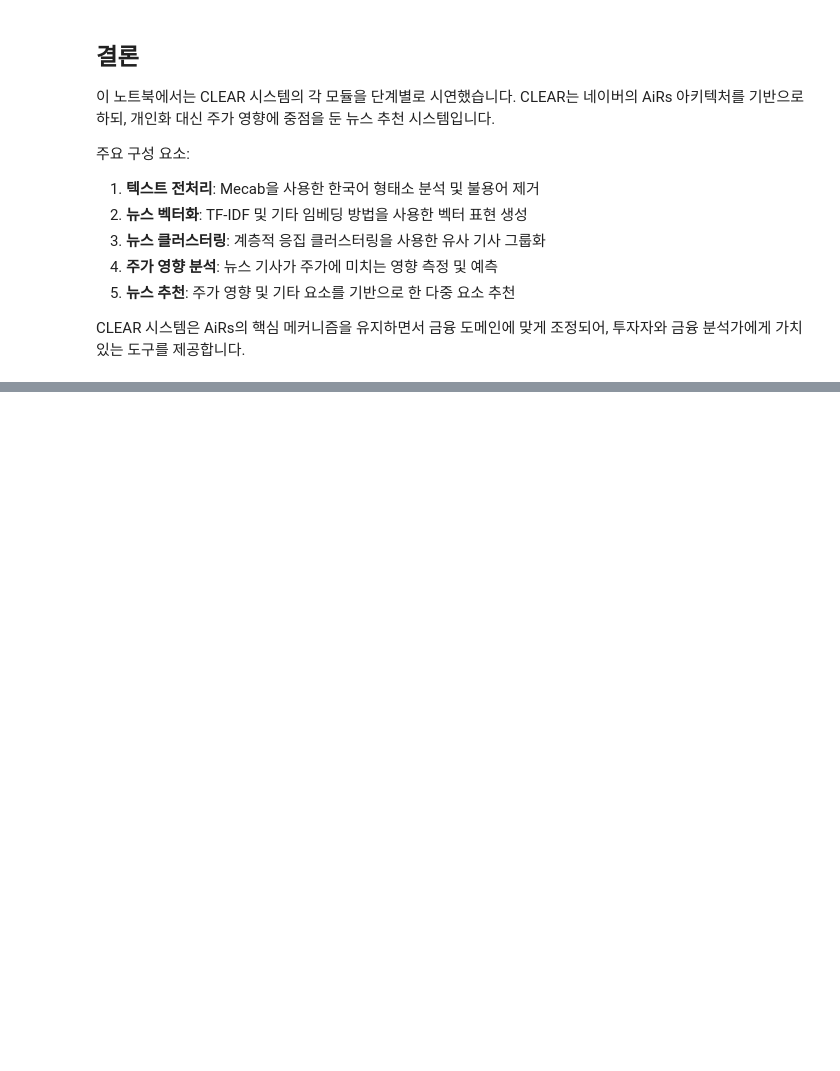
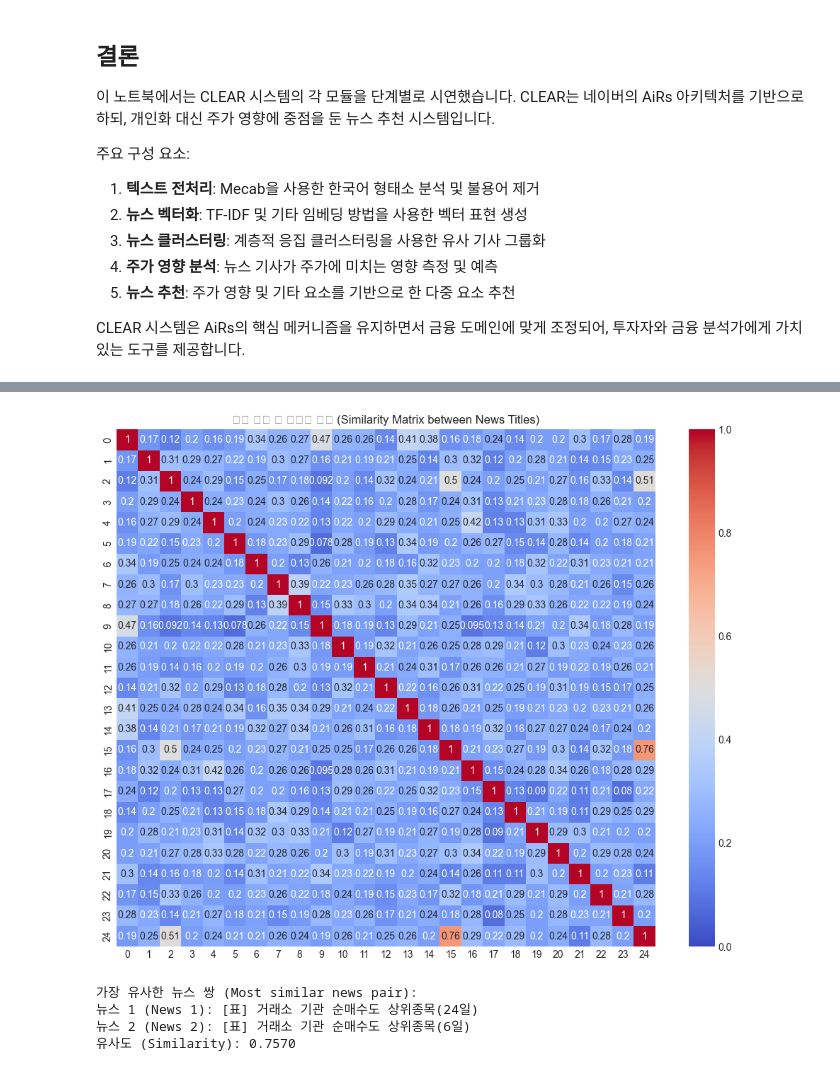
Before and after one commit to Kororu-lab/CLEAR, a Jupyter notebook: CLEAR_demo.ipynb, the cells around one changed output, grey strips where cells are left out. Saved outputs shown, nothing was run; the diff lists cells and outputs as text; code cells hidden in the pictures; blank space fills up the shorter version.

Commit message:
error patch

```diff
--- a/CLEAR_demo.ipynb
+++ b/CLEAR_demo.ipynb
@@ -963,0 +1266,9 @@ CLEAR 시스템은 AiRs의 핵심 메커니즘을 유지하면서 금융 도메
+# %%
+# 고급 점수 산출 방법 초기화 (Initialize advanced scoring methods)
+scoring_methods = AdvancedScoringMethods(
+    use_kosimcse=True,
+    use_bge_korean=True,
+    cache_results=True
+)
+
+print("고급 점수 산출 방법 초기화 완료 (Advanced scoring methods initialized)")
@@ -963,0 +1290,50 @@ CLEAR 시스템은 AiRs의 핵심 메커니즘을 유지하면서 금융 도메
+# %%
+# 샘플 뉴스 선택 (Select sample news)
+sample_news = news_df.sample(min(25, len(news_df)))
+
+# 유사도 행렬 계산 (Calculate similarity matrix)
+try:
+    similarity_matrix = scoring_methods.calculate_similarity_matrix(
+    texts=sample_news['Title'].tolist(),
+    model='bge_korean'  # 'default' 또는 'kosimcse' 또는 'bge_korean' 등 사용 가능한 모델 선택
+)
+
+    # 유사도 행렬 시각화 (Visualize similarity matrix)
+    plt.figure(figsize=(10, 8))
+    sns.heatmap(similarity_matrix, annot=True, cmap='coolwarm', vmin=0, vmax=1)
+    plt.title('뉴스 제목 간 유사도 행렬 (Similarity Matrix between News Titles)')
+    plt.tight_layout()
+    plt.show()
+
+    # 가장 유사한 뉴스 쌍 찾기 (Find the most similar news pairs)
+    import numpy as np
+
+    # 자기 자신과의 유사도 제외 (Exclude similarity with itself)
+    np.fill_diagonal(similarity_matrix, 0)
+
+    # 가장 유사한 쌍의 인덱스 찾기 (Find indices of the most similar pair)
+    max_sim_idx = np.unravel_index(np.argmax(similarity_matrix), similarity_matrix.shape)
+
+    print("가장 유사한 뉴스 쌍 (Most similar news pair):")
+    print(f"뉴스 1 (News 1): {sample_news.iloc[max_sim_idx[0]]['Title']}")
+    print(f"뉴스 2 (News 2): {sample_news.iloc[max_sim_idx[1]]['Title']}")
+    print(f"유사도 (Similarity): {similarity_matrix[max_sim_idx]:.4f}")
+except Exception as e:
+    print(f"유사도 계산 오류 (Similarity calculation error): {str(e)}")
+    print("간단한 유사도 계산으로 대체합니다. (Falling back to simple similarity calculation.)")
+
+    # 간단한 유사도 계산 (Simple similarity calculation)
+    from sklearn.feature_extraction.text import TfidfVectorizer
+    from sklearn.metrics.pairwise import cosine_similarity
+
+    vectorizer = TfidfVectorizer()
+    tfidf_matrix = vectorizer.fit_transform(sample_news['Title'])
+    similarity_matrix = cosine_similarity(tfidf_matrix)
+
+    # 유사도 행렬 시각화 (Visualize similarity matrix)
+    plt.figure(figsize=(10, 8))
+    sns.heatmap(similarity_matrix, annot=True, cmap='coolwarm', vmin=0, vmax=1)
+    plt.title('뉴스 제목 간 유사도 행렬 (TF-IDF) (Similarity Matrix between News Titles (TF-IDF))')
+    plt.tight_layout()
+    plt.show()
+# %% [output]
@@ -963,0 +1352,5 @@ CLEAR 시스템은 AiRs의 핵심 메커니즘을 유지하면서 금융 도메
+[figure, added]
+가장 유사한 뉴스 쌍 (Most similar news pair):
+뉴스 1 (News 1): [표] 거래소 기관 순매수도 상위종목(24일)
+뉴스 2 (News 2): [표] 거래소 기관 순매수도 상위종목(6일)
+유사도 (Similarity): 0.7570
```
Also changed, not shown: parts of 45 cells of this notebook, 6 other files.
